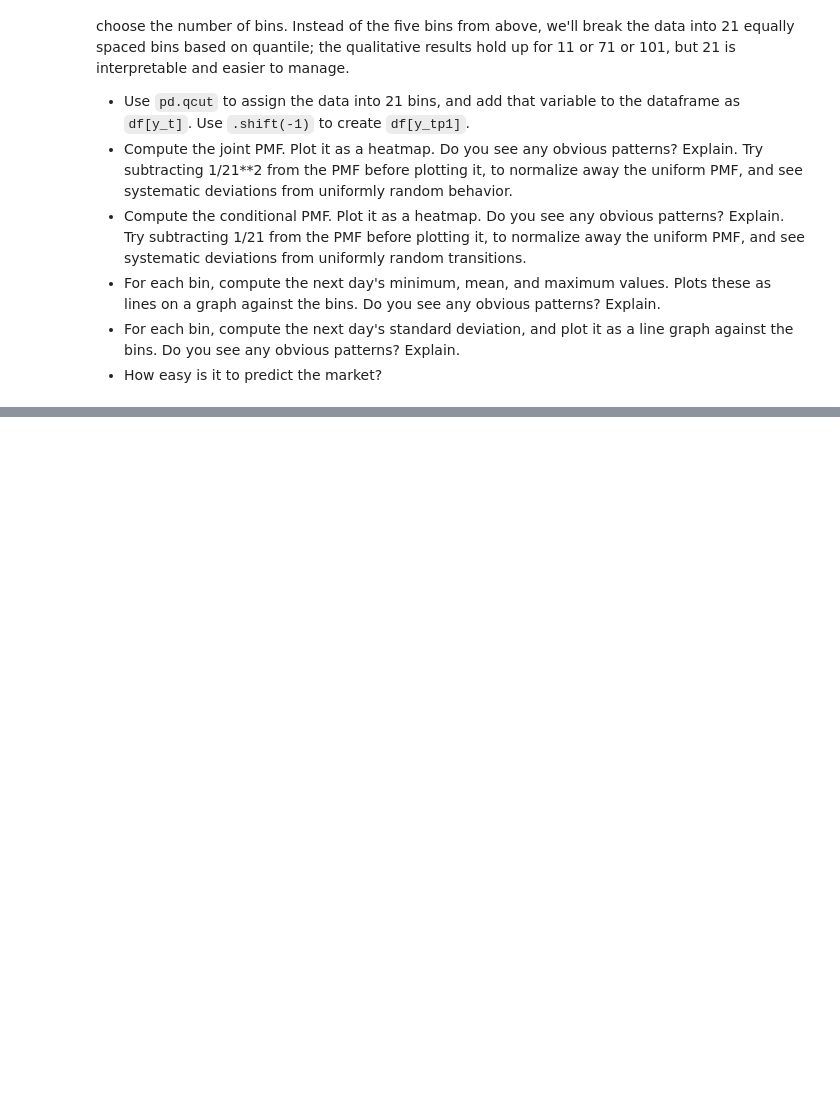
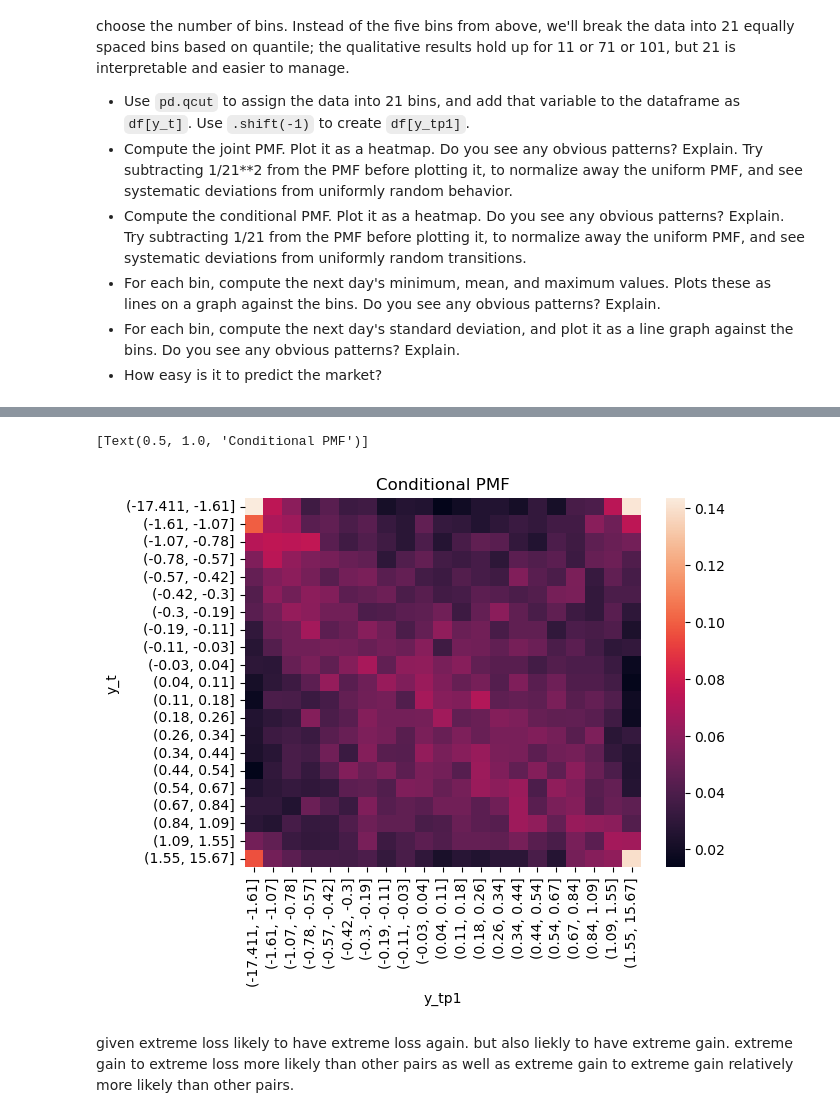
Before and after one commit to sayuri005/uu_markov, a Jupyter notebook: lab_1/lab.ipynb, the cells around one changed output, grey strips where cells are left out. Saved outputs shown, nothing was run; the diff lists cells and outputs as text; code cells hidden in the pictures; blank space fills up the shorter version.

```diff
--- a/lab_1/lab.ipynb
+++ b/lab_1/lab.ipynb
@@ -80,0 +238,12 @@ The choice of five bins was arbitrary. For more realistic or complex models, we'
+# %%
+#conditional
+conditional_21 = pd.crosstab(df['y_t'], df['y_tp1'],
+            normalize='index')
+conditional_21_subtract = conditional_21 - (1/21)**2
+# %%
+sns.heatmap(conditional_21_subtract).set(title='Conditional PMF')
+# %% [output]
+[Text(0.5, 1.0, 'Conditional PMF')]
+[figure, added]
+# %% [markdown]
+given extreme loss likely to have extreme loss again. but also liekly to have extreme gain. extreme gain to extreme loss more likely than other pairs as well as extreme gain to extreme gain relatively more likely than other pairs.
```
Also changed, not shown: parts of 31 cells of this notebook.
